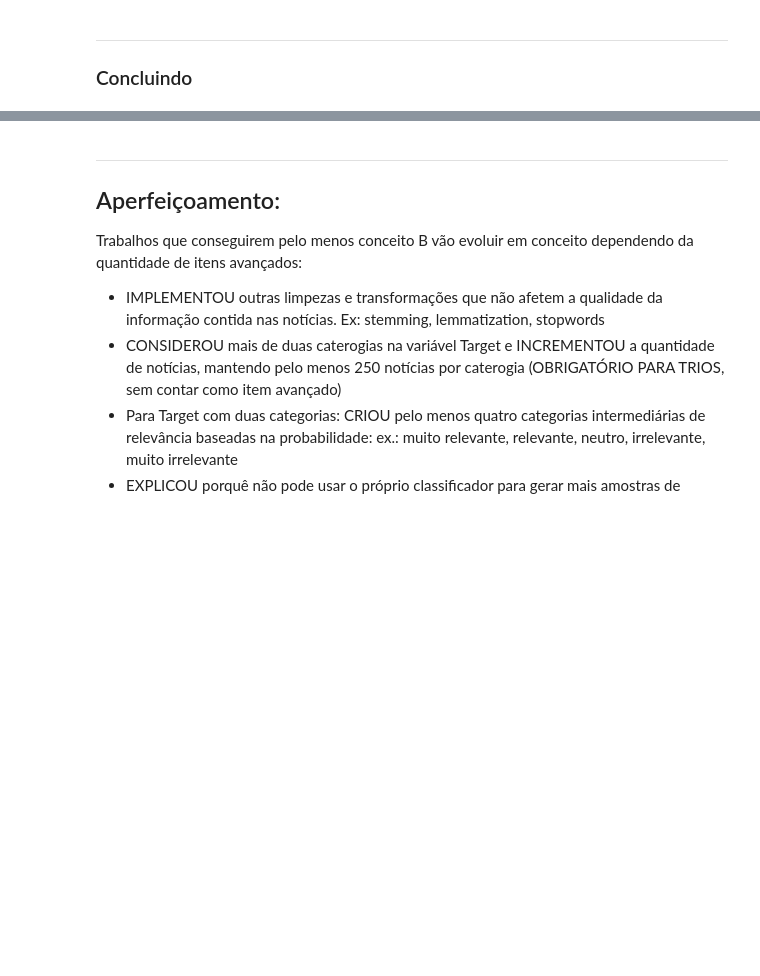
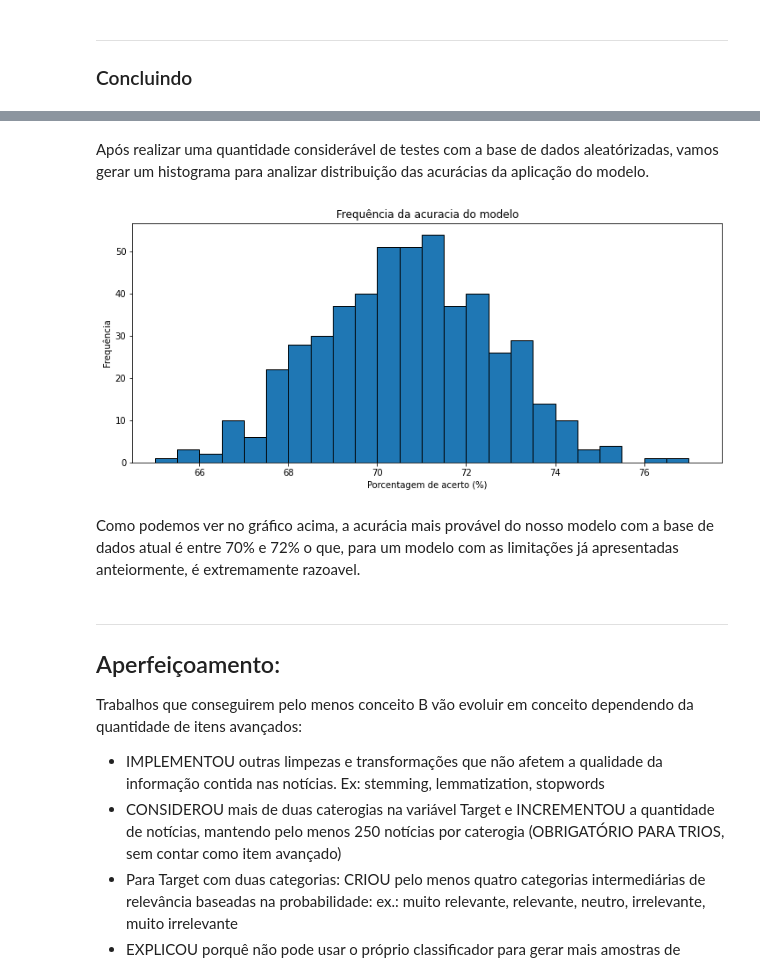
Before and after one commit to insper-classroom/22-2a-cd-p1-grupo_rafaeldbo, a Jupyter notebook: notebooks/relatorio.ipynb, the cells around one changed output, grey strips where cells are left out. Drawn from its saved outputs; the diff is of its cells as text; code cells hidden in the pictures; blank space fills up the shorter version.

```diff
--- a/notebooks/relatorio.ipynb
+++ b/notebooks/relatorio.ipynb
@@ -162,0 +249,13 @@ Agora você deve testar o seu classificador com a base de Testes.
+# %%
+true_positives = performance_table[0][0]
+true_negatives = performance_table[1][1]
+false_positives = performance_table[1][0]
+false_negatives = performance_table[0][1]
+# %%
+accuracy = true_positives + true_negatives
+print(f'A acurácia do modelo foi de {accuracy*100:.2f}% quando aplicado na base de testes!\n')
+
+print(f'Porcentagem de Verdadeiros Positivos: {true_positives*100:.2f}%')
+print(f'Porcentagem de Verdadeiros Negativos: {true_negatives*100:.2f}%')
+print(f'Porcentagem de Falsos Positivos: {false_positives*100:.2f}%')
+print(f'Porcentagem de Falsos Negativos: {false_negatives*100:.2f}%')
@@ -170,0 +303,4 @@ Caso for fazer esse item do Projeto
+# %%
+new_test_amount = 500
+all_news = pd.concat([train, test])
+all_news['Classificacao'] = np.NaN
@@ -171,3 +348,18 @@ Caso for fazer esse item do Projeto
+# %% [markdown]
+Após realizar uma quantidade considerável de testes com a base de dados aleatórizadas, vamos gerar um histograma para analizar distribuição das acurácias da aplicação do modelo.
+# %%
+faixa=np.arange(min(list_accuracy) - 1, max(list_accuracy) + 1, 0.5)
+plt.figure(figsize=(12, 5))
+plt.hist(list_accuracy, bins=faixa, edgecolor='black', density=False)
+plt.title('Frequência da acuracia do modelo')
+plt.ylabel('Frequência')
+plt.xlabel('Porcentagem de acerto (%)')
+plt.xlim(min(list_accuracy) - 0.5, max(list_accuracy) + 1)
+plt.show()
+# %% [output]
+[figure, added]
+# %% [markdown]
+Como podemos ver no gráfico acima, a acurácia mais provável do nosso modelo com a base de dados atual é entre 70% e 72% o que, para um modelo com as limitações já apresentadas anteiormente, é extremamente razoavel.
 # %% [markdown]
 ___
 ## Aperfeiçoamento:
```
Also changed, not shown: parts of 38 cells of this notebook, 7 other files.
